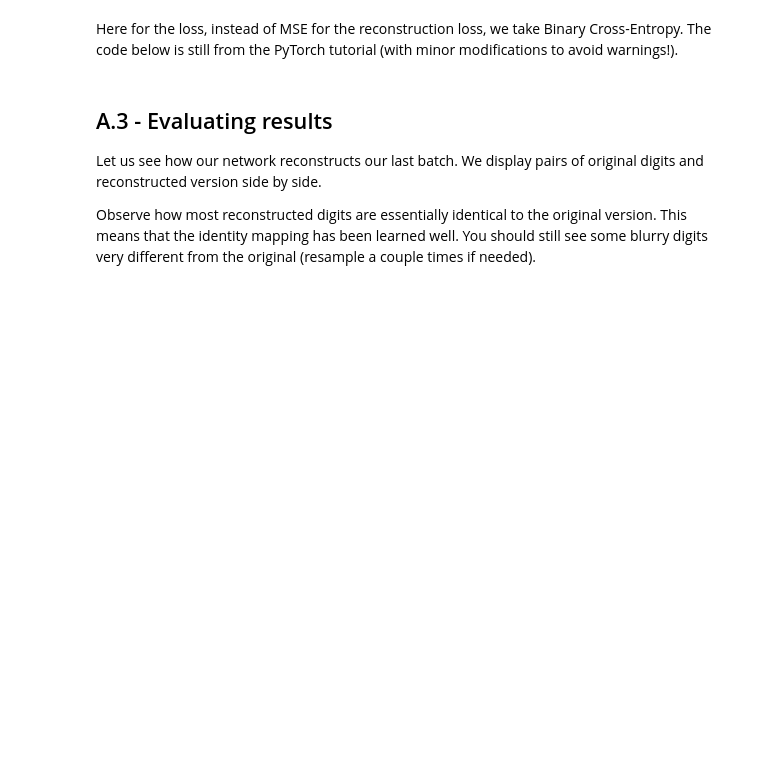
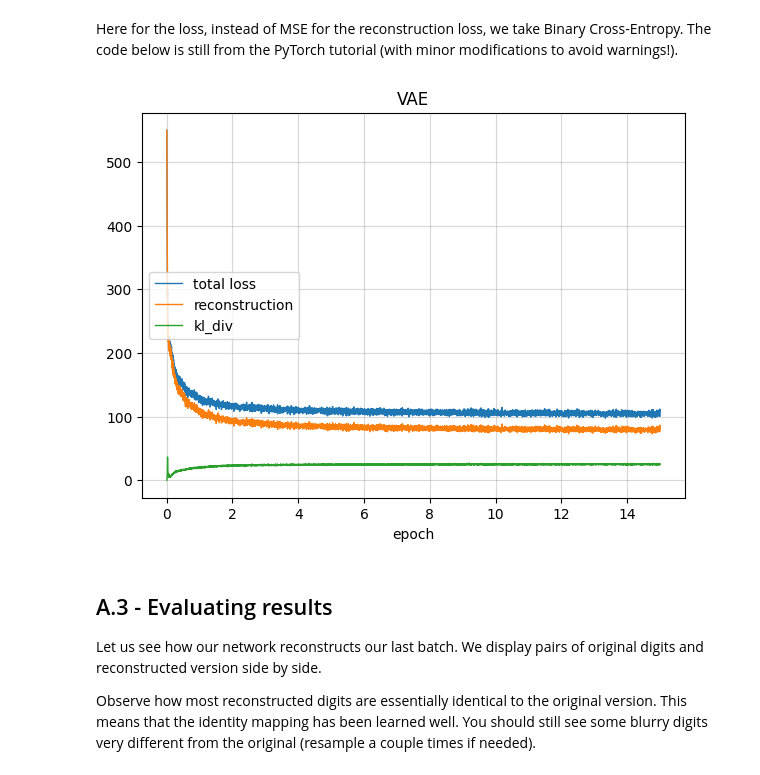
Before and after one commit to AminaManseur29/ensae-dl-2025, a Jupyter notebook: session-6/problem_vae.ipynb, the cells around one changed output. Drawn from its saved outputs; the diff is of its cells as text; code cells hidden in the pictures; blank space fills up the shorter version.

```diff
--- a/session-6/problem_vae.ipynb
+++ b/session-6/problem_vae.ipynb
@@ -148,9 +148,11 @@ There are various examples of VAE in PyTorch available [here](https://github.com
 class VAE(nn.Module):
     def __init__(self, h_dim, z_dim):
         super(VAE, self).__init__()
-        self.fc1 = ???
-        self.fc2 = ???
-        ???
+        self.fc1 = nn.Linear(IMAGE_SIZE, h_dim)
+        self.fc2 = nn.Linear(h_dim, z_dim)
+        self.fc3 = nn.Linear(h_dim, z_dim)
+        self.fc4 = nn.Linear(z_dim, h_dim)
+        self.fc5 = nn.Linear(h_dim, IMAGE_SIZE)
 
     def encode(self, x):
         h = F.relu(self.fc1(x))
@@ -200,40 +202,42 @@ def live_plot(data_dict, x_key=None, figsize=(7,5), title=''):
 verbose = False
 data_dict = { "epoch": [], "total loss": [], "reconstruction": [], "kl_div": [] }
 
 for epoch in range(num_epochs):
     for i, (x, _) in enumerate(data_loader):
         # Forward pass
         x = x.to(device).view(-1, IMAGE_SIZE)
-        x_reconst, mu, log_var = ??? # apply the model
+        x_reconst, mu, log_var = model(x) # apply the model
 
         # Compute reconstruction loss and kl divergence
         # For KL divergence between Gaussians, see Appendix B in VAE paper or (Doersch, 2016):
         # https://arxiv.org/abs/1606.05908
-        reconst_loss = ??? # binary cross entropy between x and reconstructed x
-        kl_div = ??? # KL divergence between (mu, log_var) and a unit normal distribution (equation 10 in https://statproofbook.github.io/P/norm-kl.html)
+        reconst_loss = F.binary_cross_entropy( x_reconst, x, reduction='sum') # binary cross entropy between x and reconstructed x
+        kl_div = -0.5 * torch.sum(1 + log_var - mu.pow(2) - log_var.exp()) # KL divergence between (mu, log_var) and a unit normal distribution (equation 10 in https://statproofbook.github.io/P/norm-kl.html)
 
         # Backprop and optimize
-        loss = ???
-        optimizer.???
-        loss.???
-        optimizer.???
+        loss = reconst_loss + kl_div
+        optimizer.zero_grad()
+        loss.backward()
+        optimizer.step()
 
         # Bookkeeping
         data_dict["total loss"].append(loss.item() / len(x))
         data_dict["reconstruction"].append(reconst_loss.item() / len(x))
         data_dict["kl_div"].append(kl_div.item() / len(x))
         data_dict["epoch"].append(epoch + float(1+i) / len(data_loader))
 
 
         if (i+1) % 100 == 0:
             if verbose:
                 print ("Epoch[{}/{}], Step [{}/{}], Reconst Loss: {:.4f}, KL Div: {:.4f}"
                       .format(epoch+1, num_epochs, i+1, len(data_loader),
                               reconst_loss.item()/len(x), kl_div.item()/len(x)))
             else:
                 live_plot(data_dict, x_key="epoch", title="VAE")
 
 live_plot(data_dict, x_key="epoch", title="VAE")
+# %% [output]
+[figure, added]
 # %% [markdown]
 ## A.3 - Evaluating results
 
```
Also changed, not shown: parts of 2 cells of this notebook, 1 other file.
